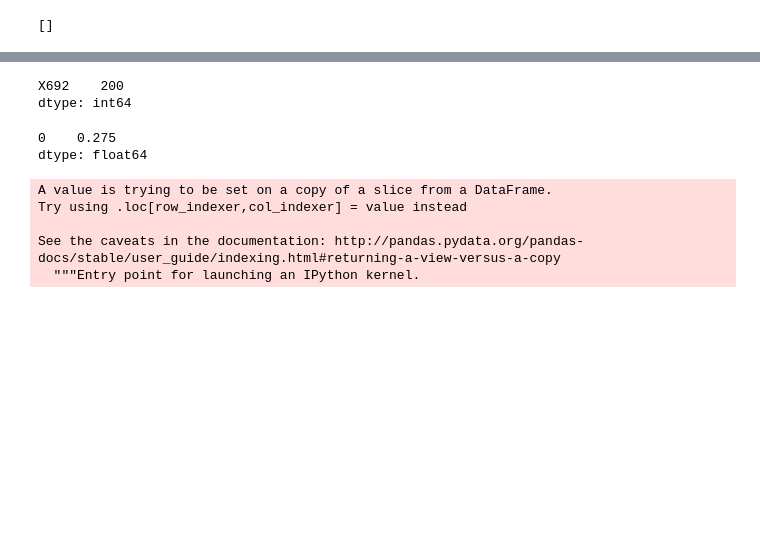
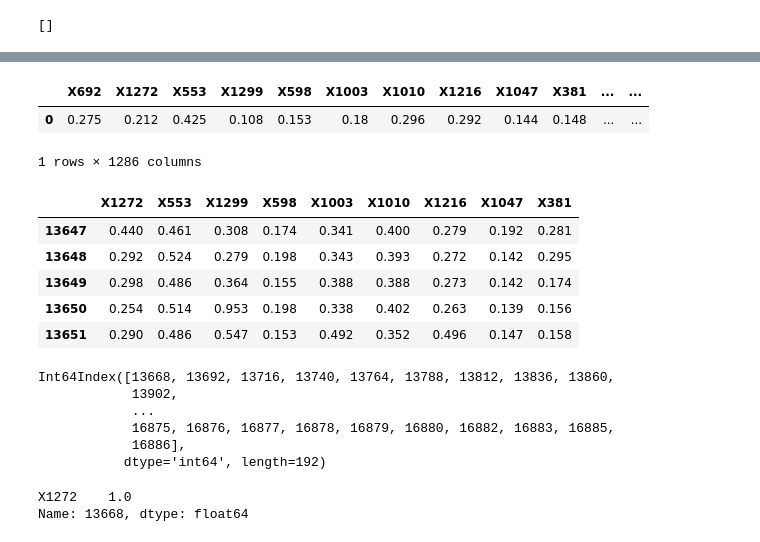
Before and after one commit to noc1992/Python_alone, a Jupyter notebook: Dacon_Proj/Dacon.ipynb, the cells around one changed output, grey strips where cells are left out. Saved outputs shown, nothing was run; the diff lists cells and outputs as text; code cells hidden in the pictures; blank space fills up the shorter version.

Commit message:
fillna 마무리

```diff
--- a/Dacon_Proj/Dacon.ipynb
+++ b/Dacon_Proj/Dacon.ipynb
@@ -143,18 +143,33 @@ sub1
-# %%
-sub1.iloc[:,1:2].isnull().sum()
-# %% [output]
-X692    200
-dtype: int64
-# %%
-sub1['X692'].mode()
-# %% [output]
-0    0.275
-dtype: float64
-# %%
-sub1['X692'] = sub1['X692'].fillna(sub1['X692'].mode())
-# %% [output]
-A value is trying to be set on a copy of a slice from a DataFrame.
-Try using .loc[row_indexer,col_indexer] = value instead
-
-See the caveats in the documentation: http://pandas.pydata.org/pandas-docs/stable/user_guide/indexing.html#returning-a-view-versus-a-copy
-  """Entry point for launching an IPython kernel.
+# %%
+mode3
+# %% [output]
+|  | X692 | X1272 | X553 | X1299 | X598 | X1003 | X1010 | X1216 | X1047 | X381 | ... | ... |
+| 0 | 0.275 | 0.212 | 0.425 | 0.108 | 0.153 | 0.18 | 0.296 | 0.292 | 0.144 | 0.148 | ... | ... |
+1 rows × 1286 columns
+# %%
+sub2.head()
+# %% [output]
+|  | X1272 | X553 | X1299 | X598 | X1003 | X1010 | X1216 | X1047 | X381 |
+| 13647 | 0.440 | 0.461 | 0.308 | 0.174 | 0.341 | 0.400 | 0.279 | 0.192 | 0.281 |
+| 13648 | 0.292 | 0.524 | 0.279 | 0.198 | 0.343 | 0.393 | 0.272 | 0.142 | 0.295 |
+| 13649 | 0.298 | 0.486 | 0.364 | 0.155 | 0.388 | 0.388 | 0.273 | 0.142 | 0.174 |
+| 13650 | 0.254 | 0.514 | 0.953 | 0.198 | 0.338 | 0.402 | 0.263 | 0.139 | 0.156 |
+| 13651 | 0.290 | 0.486 | 0.547 | 0.153 | 0.492 | 0.352 | 0.496 | 0.147 | 0.158 |
+# %%
+li
+# %% [output]
+Int64Index([13668, 13692, 13716, 13740, 13764, 13788, 13812, 13836, 13860,
+            13902,
+            ...
+            16875, 16876, 16877, 16878, 16879, 16880, 16882, 16883, 16885,
+            16886],
+           dtype='int64', length=192)
+# %%
+i = c[0]
+li = sub1[sub1[i].isnull()].index
+df = pd.DataFrame(sub1[i])
+df.loc[li[0]] = 1
+df.loc[li[0]]
+# %% [output]
+X1272    1.0
+Name: 13668, dtype: float64
```
Also changed, not shown: parts of 35 cells of this notebook, 1 other file.
